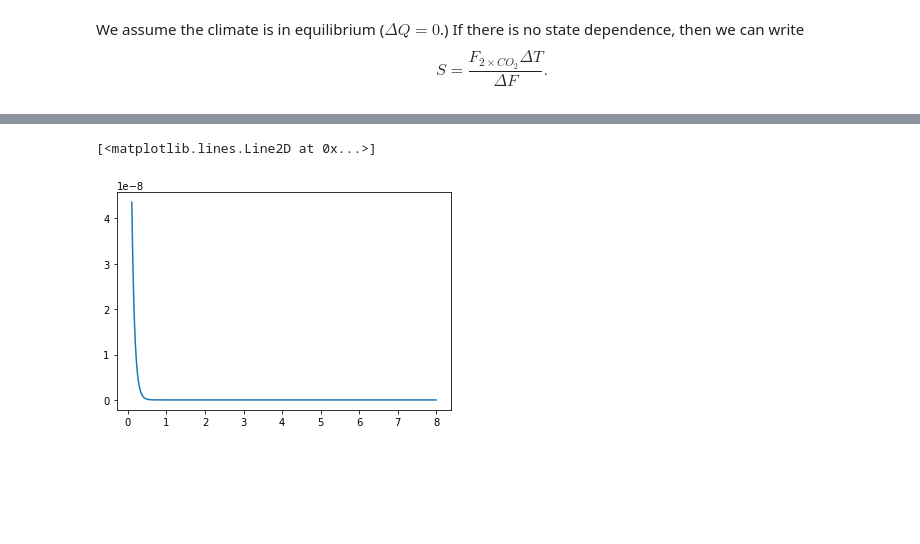
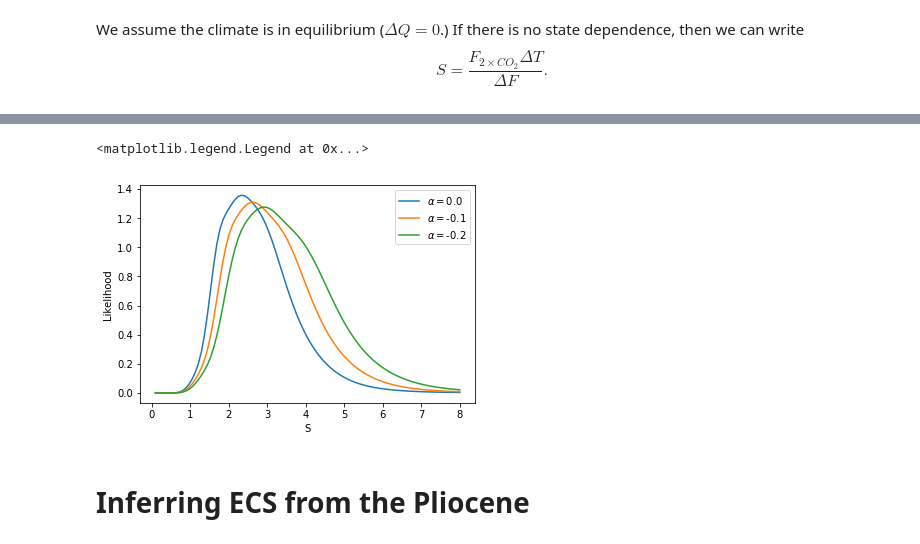
Before and after one commit to katemarvel/WCRP_ECS, a Jupyter notebook: ForwardModel.ipynb, the cells around one changed output, grey strips where cells are left out. Drawn from its saved outputs; the diff is of its cells as text; code cells hidden in the pictures; blank space fills up the shorter version.

```diff
--- a/ForwardModel.ipynb
+++ b/ForwardModel.ipynb
@@ -166,5 +193,10 @@ for S in S_possibilities:
-# %%
-plt.plot(S_possibilities,likelihood_LGM)
-# %% [output]
-[<matplotlib.lines.Line2D at 0x...>]
-[figure, removed]
+# %%
+get_LGM_likelihood(0.)
+get_LGM_likelihood(alpha=-0.1)
+get_LGM_likelihood(alpha=-0.2)
+plt.legend()
+# %% [output]
+<matplotlib.legend.Legend at 0x...>
+[figure, added]
+# %% [markdown]
+# Inferring ECS from the Pliocene
```
Also changed, not shown: parts of 24 cells of this notebook, 2 other files.
